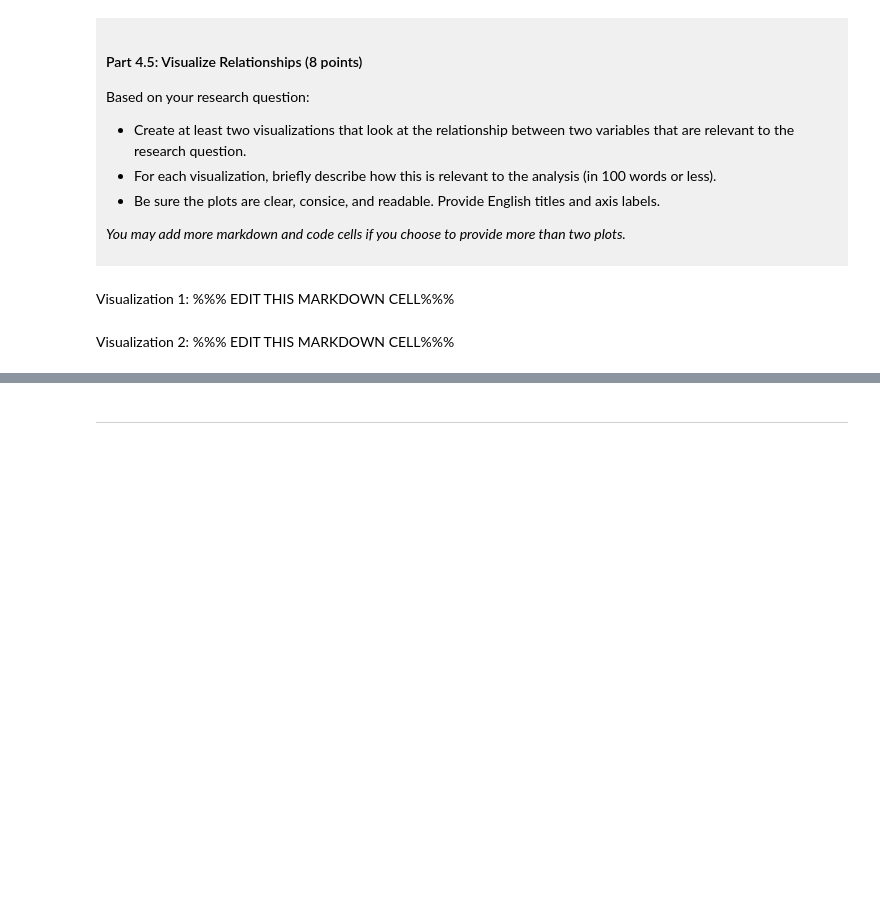
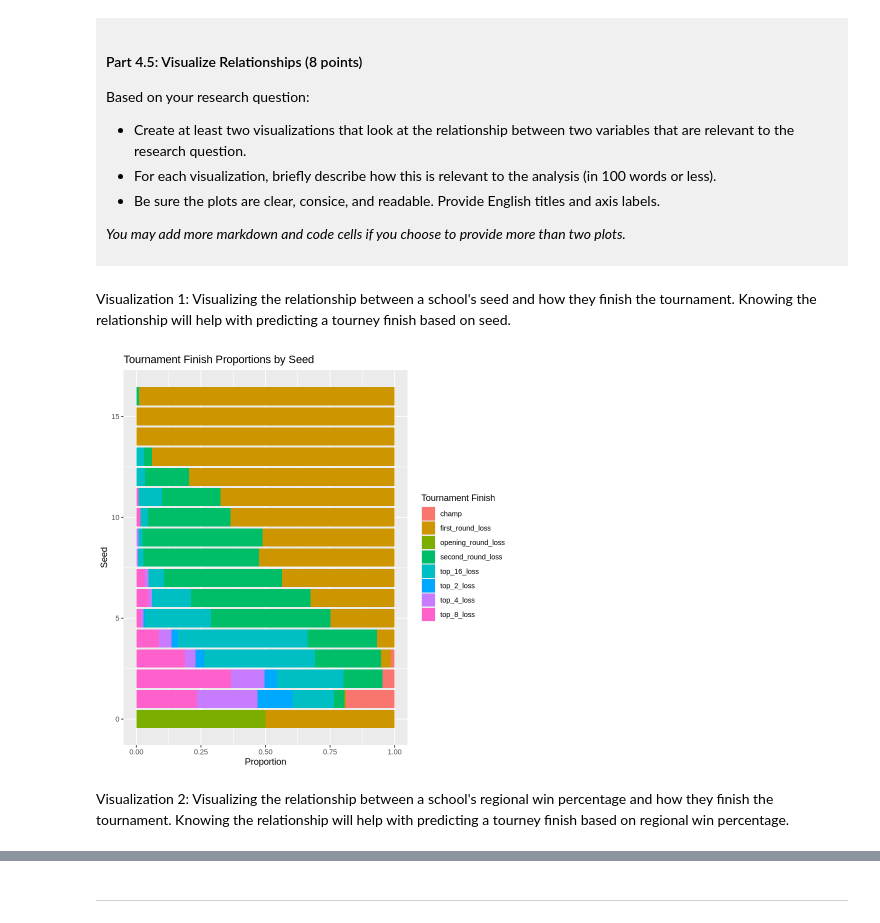
Before and after one commit to qwilliescobar/dsci-100-project-will-escobar, a Jupyter notebook: dsci-100-project-notebook.ipynb, the cells around one changed output, grey strips where cells are left out. Drawn from its saved outputs; the diff is of its cells as text; code cells hidden in the pictures; blank space fills up the shorter version.

```diff
--- a/dsci-100-project-notebook.ipynb
+++ b/dsci-100-project-notebook.ipynb
@@ -321,9 +370,15 @@ Based on your research question:
 *You may add more markdown and code cells if you choose to provide more than two plots.*
 </div>
 # %% [markdown]
-Visualization 1: %%% EDIT THIS MARKDOWN CELL%%%
+Visualization 1: Visualizing the relationship between a school's seed and how they finish the tournament. Knowing the relationship will help with predicting a tourney finish based on seed.
 # %%
-### EDIT THIS CODE CELL FOR VISUALIZATION 1###
+seed_tourney_finish <- tidied_data |>
+    ggplot(aes(y = seed, fill = tourney_finish)) +
+    geom_bar(position = "fill") +
+    labs(title = "Tournament Finish Proportions by Seed", x = "Proportion", y = "Seed", fill = "Tournament Finish")
+seed_tourney_finish
+# %% [output]
+[figure, added]
 # %% [markdown]
-Visualization 2: %%% EDIT THIS MARKDOWN CELL%%%
+Visualization 2: Visualizing the relationship between a school's regional win percentage and how they finish the tournament. Knowing the relationship will help with predicting a tourney finish based on regional win percentage.
 # %%
```
Also changed, not shown: parts of 8 cells of this notebook.
